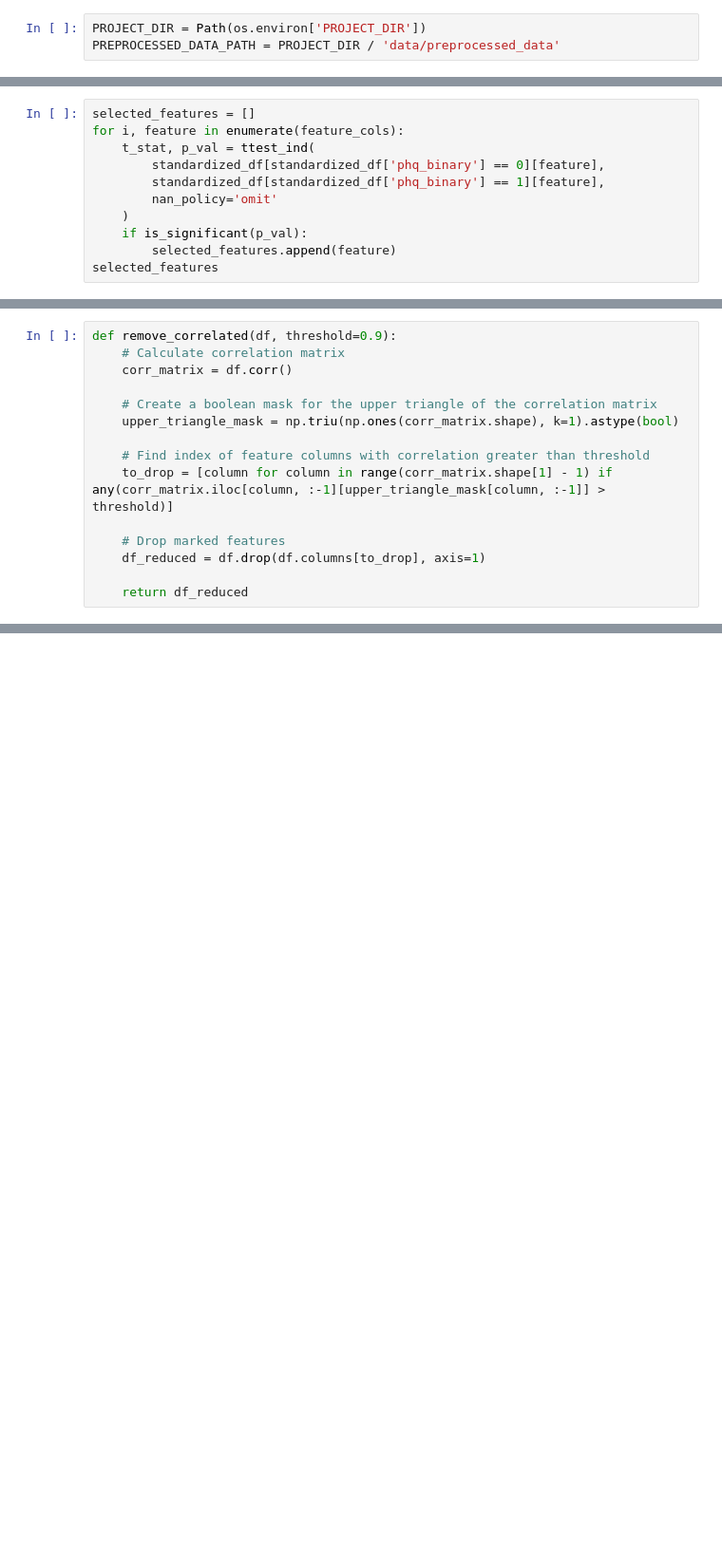
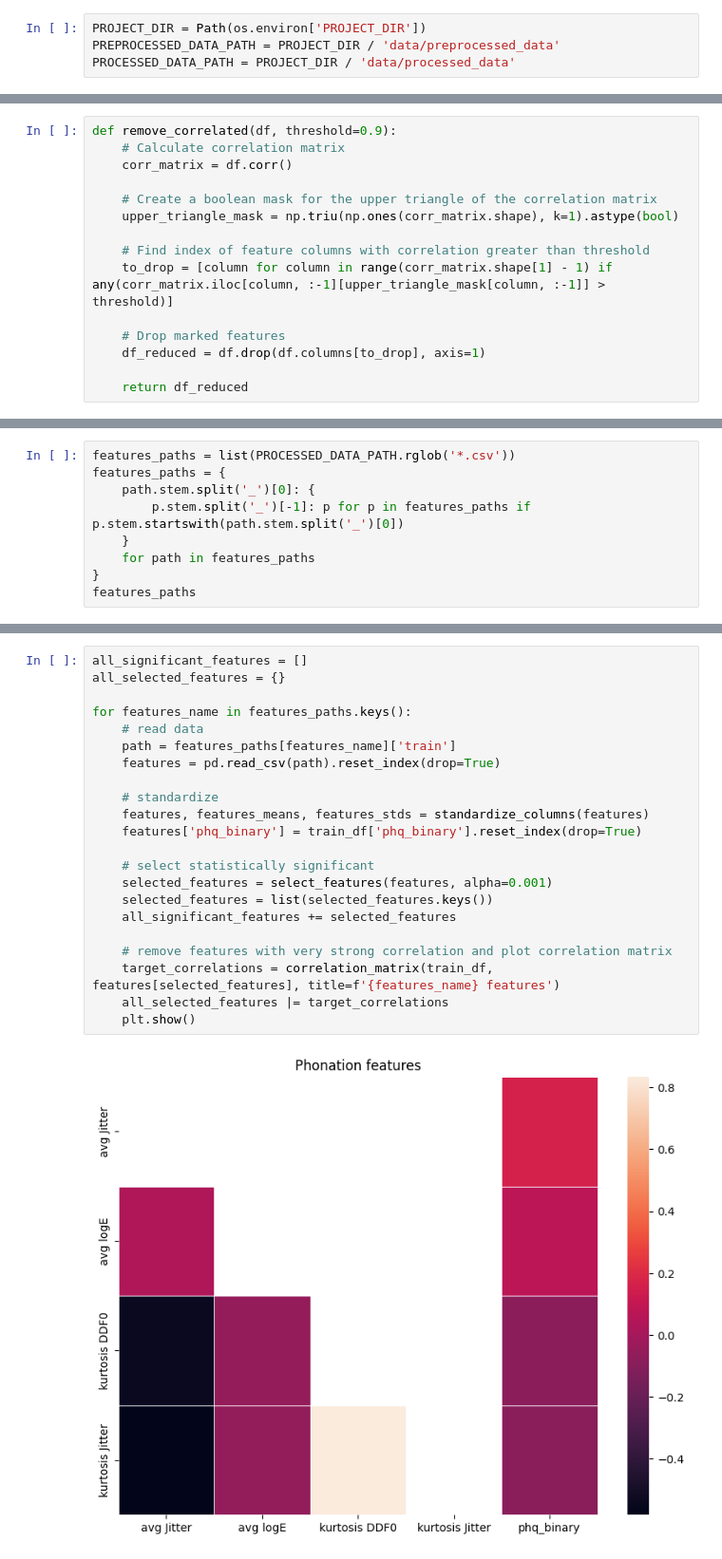
Before and after one commit to Kowd-PauUh/ml-in-depression-estimation, a Jupyter notebook: src/notebooks/05-Baseline.ipynb, the cells around one changed output, grey strips where cells are left out. Shown at 95% size. Cells and saved outputs as stored; diff of their text form; blank space fills up the shorter version.

```diff
--- a/src/notebooks/05-Baseline.ipynb
+++ b/src/notebooks/05-Baseline.ipynb
@@ -8,6 +8,7 @@ from tqdm.auto import tqdm
 # %%
 PROJECT_DIR = Path(os.environ['PROJECT_DIR'])
 PREPROCESSED_DATA_PATH = PROJECT_DIR / 'data/preprocessed_data'
+PROCESSED_DATA_PATH = PROJECT_DIR / 'data/processed_data'
 # %%
 df = pd.read_csv(PREPROCESSED_DATA_PATH / 'data.csv')
 split_df = pd.read_csv(PREPROCESSED_DATA_PATH / 'split.csv').set_index('participant_id')
@@ -45,11 +42,0 @@ standardized_df['phq_binary'] = train_df['phq_binary']
-# %%
-selected_features = []
-for i, feature in enumerate(feature_cols):
-    t_stat, p_val = ttest_ind(
-        standardized_df[standardized_df['phq_binary'] == 0][feature],
-        standardized_df[standardized_df['phq_binary'] == 1][feature],
-        nan_policy='omit'
-    )
-    if is_significant(p_val):
-        selected_features.append(feature)
-selected_features
@@ -120,0 +116,9 @@ plt.tight_layout()
+# %%
+features_paths = list(PROCESSED_DATA_PATH.rglob('*.csv'))
+features_paths = {
+    path.stem.split('_')[0]: {
+        p.stem.split('_')[-1]: p for p in features_paths if p.stem.startswith(path.stem.split('_')[0])
+    }
+    for path in features_paths
+}
+features_paths
@@ -120,0 +136,24 @@ plt.tight_layout()
+# %%
+all_significant_features = []
+all_selected_features = {}
+
+for features_name in features_paths.keys():
+    # read data
+    path = features_paths[features_name]['train']
+    features = pd.read_csv(path).reset_index(drop=True)
+
+    # standardize
+    features, features_means, features_stds = standardize_columns(features)
+    features['phq_binary'] = train_df['phq_binary'].reset_index(drop=True)
+
+    # select statistically significant
+    selected_features = select_features(features, alpha=0.001)
+    selected_features = list(selected_features.keys())
+    all_significant_features += selected_features
+
+    # remove features with very strong correlation and plot correlation matrix
+    target_correlations = correlation_matrix(train_df, features[selected_features], title=f'{features_name} features')
+    all_selected_features |= target_correlations
+    plt.show()
+# %% [output]
+[figure, added]
```
Also changed, not shown: parts of 17 cells of this notebook.
